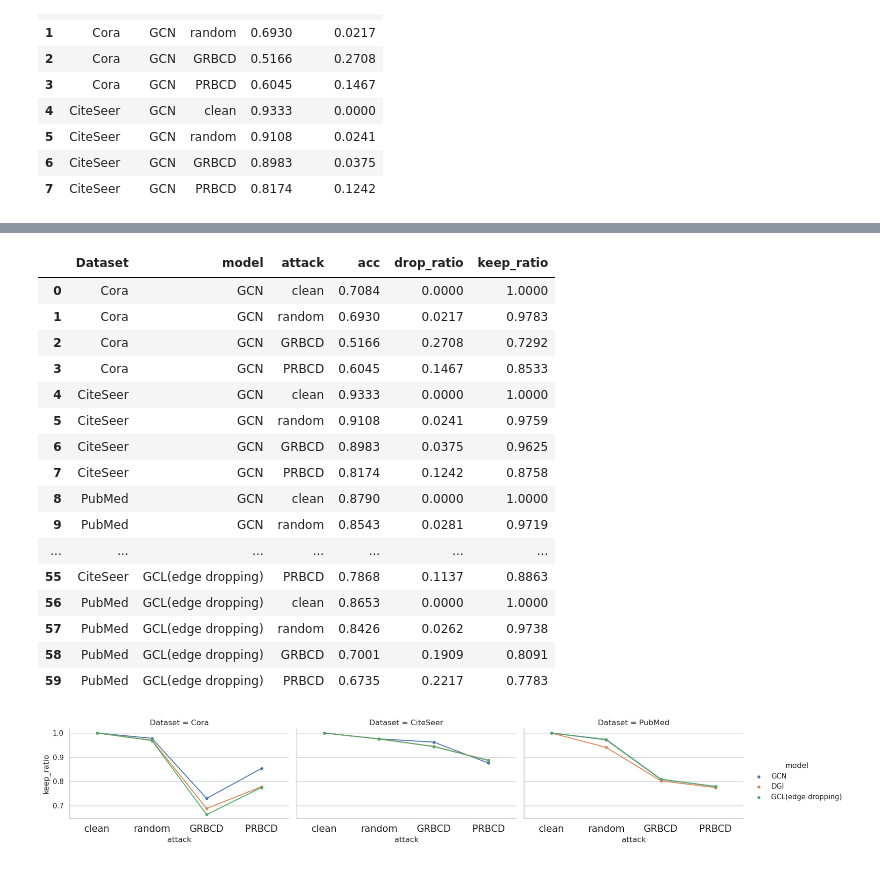
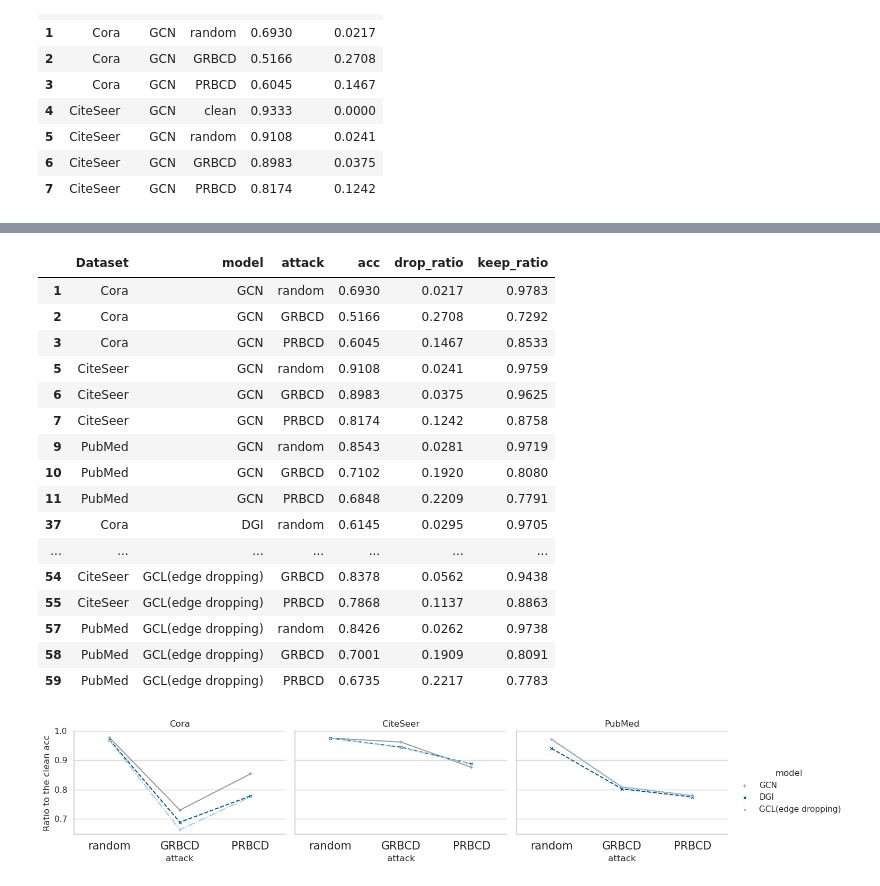
Before and after one commit to Zero-Yi/GCLRobustness, a Jupyter notebook: Visualization.ipynb, the cells around one changed output, grey strips where cells are left out. Drawn from its saved outputs; the diff is of its cells as text; code cells hidden in the pictures.

```diff
--- a/Visualization.ipynb
+++ b/Visualization.ipynb
@@ -18,6 +21,7 @@ data.head(8)
 | 7 | CiteSeer | GCN | PRBCD | 0.8174 | 0.1242 |
 # %%
 data['keep_ratio'] = 1 - data['drop_ratio']
+data = data[data['attack']!='clean']
 data.head(8)
 # %% [output]
 |  | Dataset | model | attack | acc | drop_ratio | keep_ratio |
@@ -74,8 +69,11 @@ obs1
 | 75 | Cora | GCL(node dropping) | PRBCD | 0.4939 | 0.2216 | 0.7784 |
 # %%
 # g = sns.catplot(data=obs1, x="attack", y="keep_ratio", hue="model", kind="point", col='Dataset', height=3, aspect=1.75, legend=True)
-sns.set(style="whitegrid", rc={'lines.linewidth': 0.8})
-g = sns.catplot(data=obs1, x="attack", y="keep_ratio", hue="model", kind="point", markers=['+','x','o','0'], linestyle=['-','--','-.'], height=3, aspect=1.75, markersize=50, legend=False)
+sns.set(style="whitegrid", rc={'lines.linewidth': 1, 'lines.markersize':10})
+# sns.color_palette("Blues", as_cmap=True)
+# mpl.rcParams['lines.markersize']=100
+g = sns.catplot(data=obs1, x="attack", y="keep_ratio", hue="model", kind="point", palette=['#999999','#005293','#98c6ea','#64a0c8'], markers=['+','x','.','0'], linestyles=['-','--','-.'], height=3, aspect=1.5, legend=False)
+# g.collections[0].set_sizes([100])
 
 # 获取当前的图表对象
 ax = g.ax
@@ -85,10 +83,14 @@ legend = ax.legend(frameon=True, framealpha=1.0, prop={'size': 8}, loc='upper ri
 frame = legend.get_frame()
 frame.set_linewidth(1)  # 设置图例框的线宽
 
+
 # 显示图表
 # for ax in g.axes.flat:
 #     ax.set_xticklabels(ax.get_xticklabels(), fontsize=15)
 #     ax.set_yticklabels(ax.get_yticklabels(), fontsize=5)
+plt.ylim(None, 1)
+plt.ylabel("Ratio to the clean acc")
+plt.xlabel("")
 plt.show()
 
 # 设置保存的文件路径和名称
@@ -96,5 +98,5 @@ output_file = "obs1.png"
 
 # 保存图表为高清格式
 # g.figure.suptitle("GCL with augmentations", fontsize=12)
-g.figure.savefig(output_file, dpi=800, bbox_inches='tight')
+g.figure.savefig(output_file, dpi=1800, bbox_inches='tight')
 # %% [output]
@@ -123,7 +121,7 @@ obs11
 | 130 | Cora | GCA(page rank) | GRBCD | 0.3485 | 0.2387 | 0.7613 |
 | 131 | Cora | GCA(page rank) | PRBCD | 0.3262 | 0.2436 | 0.7564 |
 # %%
-g = sns.catplot(data=obs11, x="attack", y="keep_ratio", hue="model", kind="point", height=3, aspect=1.75, legend=False)
+g = sns.catplot(data=obs11, x="attack", y="keep_ratio", hue="model", kind="point", palette=['#999999','#005293','#98c6ea','#64a0c8'], markers=['+','x','.','p'], linestyles=['-','--','-.',':'], height=3, aspect=1.5, legend=False)
 
 # 获取当前的图表对象
 ax = g.ax
@@ -136,6 +134,9 @@ frame.set_linewidth(1)  # 设置图例框的线宽
 # frame.set_edgecolor('red')  # 设置图例框的边框颜色
 
 # 显示图表
+plt.ylabel("Ratio to the clean acc")
+plt.xlabel("")
+plt.ylim(None, 1)
 plt.show()
 
 # 设置保存的文件路径和名称
@@ -143,5 +144,5 @@ output_file = "obs11.png"
 
 # 保存图表为高清格式
 # g.figure.suptitle("GCA with augmentations", fontsize=18)
-g.figure.savefig(output_file, dpi=800, bbox_inches='tight')
+g.figure.savefig(output_file, dpi=1800, bbox_inches='tight')
 # %% [output]
@@ -152,45 +203,56 @@ obs2 = data[data['model'].isin(['GCN','DGI','GCL(edge dropping)'])]
 obs2
 # %% [output]
 |  | Dataset | model | attack | acc | drop_ratio | keep_ratio |
-| 0 | Cora | GCN | clean | 0.7084 | 0.0000 | 1.0000 |
 | 1 | Cora | GCN | random | 0.6930 | 0.0217 | 0.9783 |
 | 2 | Cora | GCN | GRBCD | 0.5166 | 0.2708 | 0.7292 |
 | 3 | Cora | GCN | PRBCD | 0.6045 | 0.1467 | 0.8533 |
-| 4 | CiteSeer | GCN | clean | 0.9333 | 0.0000 | 1.0000 |
 | 5 | CiteSeer | GCN | random | 0.9108 | 0.0241 | 0.9759 |
 | 6 | CiteSeer | GCN | GRBCD | 0.8983 | 0.0375 | 0.9625 |
 | 7 | CiteSeer | GCN | PRBCD | 0.8174 | 0.1242 | 0.8758 |
-| 8 | PubMed | GCN | clean | 0.8790 | 0.0000 | 1.0000 |
 | 9 | PubMed | GCN | random | 0.8543 | 0.0281 | 0.9719 |
+| 10 | PubMed | GCN | GRBCD | 0.7102 | 0.1920 | 0.8080 |
+| 11 | PubMed | GCN | PRBCD | 0.6848 | 0.2209 | 0.7791 |
+| 37 | Cora | DGI | random | 0.6145 | 0.0295 | 0.9705 |
 | ... | ... | ... | ... | ... | ... | ... |
+| 54 | CiteSeer | GCL(edge dropping) | GRBCD | 0.8378 | 0.0562 | 0.9438 |
 | 55 | CiteSeer | GCL(edge dropping) | PRBCD | 0.7868 | 0.1137 | 0.8863 |
-| 56 | PubMed | GCL(edge dropping) | clean | 0.8653 | 0.0000 | 1.0000 |
 | 57 | PubMed | GCL(edge dropping) | random | 0.8426 | 0.0262 | 0.9738 |
 | 58 | PubMed | GCL(edge dropping) | GRBCD | 0.7001 | 0.1909 | 0.8091 |
 | 59 | PubMed | GCL(edge dropping) | PRBCD | 0.6735 | 0.2217 | 0.7783 |
 # %%
 sns.set(style="whitegrid", rc={'lines.linewidth': 0.8})
 # g = sns.catplot(data=obs1, x="attack", y="keep_ratio", hue="model", kind="point", height=3, aspect=1.75, legend=False)
-g = sns.catplot(data=obs2, x="attack", y="keep_ratio", hue="model", kind="point", col='Dataset', height=3, aspect=1.75, legend=True)
+# g = sns.catplot(data=obs2, x="attack", y="keep_ratio", hue="model", kind="point", col='Dataset', height=3, aspect=1.75, legend=True)
+g = sns.catplot(data=obs2, x="attack", y="keep_ratio", hue="model", kind="point", col='Dataset',palette=['#999999','#005293','#98c6ea','#64a0c8'], markers=['+','x','.','p'], linestyles=['-','--','-.',':'], height=3, aspect=1.5, legend=True)
+
 
 # 获取当前的图表对象
 # ax = g.ax
 
 # 移动图例到右上角空白处
 # legend = ax.legend(frameon=True, framealpha=1.0, prop={'size': 8}, loc='upper right')
 # frame = legend.get_frame()
 # frame.set_linewidth(1)  # 设置图例框的线宽
+# legend = g.legend
+# for text in legend.get_texts():
+#     text.set_fontsize(15)
+# plt.setp(g.legend.get_texts(), fontsize='22') # for legend text
 
 # 显示图表
 for ax in g.axes.flat:
     ax.set_xticklabels(ax.get_xticklabels(), fontsize=15)
+#     ax.set_yticklabels("Ratio to the clean acc")
+g.set_titles("{col_name}")
+g.set_ylabels("Ratio to the clean acc")
+plt.ylim(None, 1)
+plt.ylabel("Ratio to the clean acc")
 plt.show()
 
 # 设置保存的文件路径和名称
 output_file = "obs2.png"
 
 # 保存图表为高清格式
 # g.figure.suptitle("GCL with augmentations", fontsize=12)
-g.figure.savefig(output_file, dpi=800, bbox_inches='tight')
+g.figure.savefig(output_file, dpi=1600, bbox_inches='tight')
 # %% [output]
-[figure, old version]
+[figure, new version]
```
Also changed, not shown: parts of 25 cells of this notebook, 24 other files.
